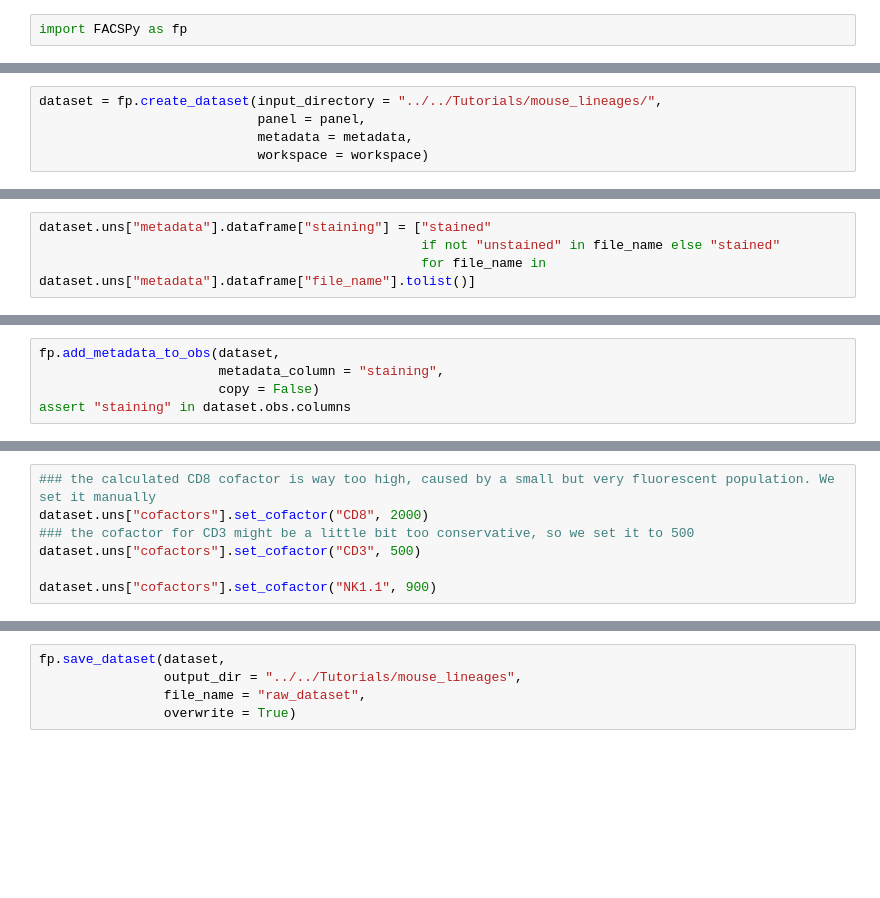
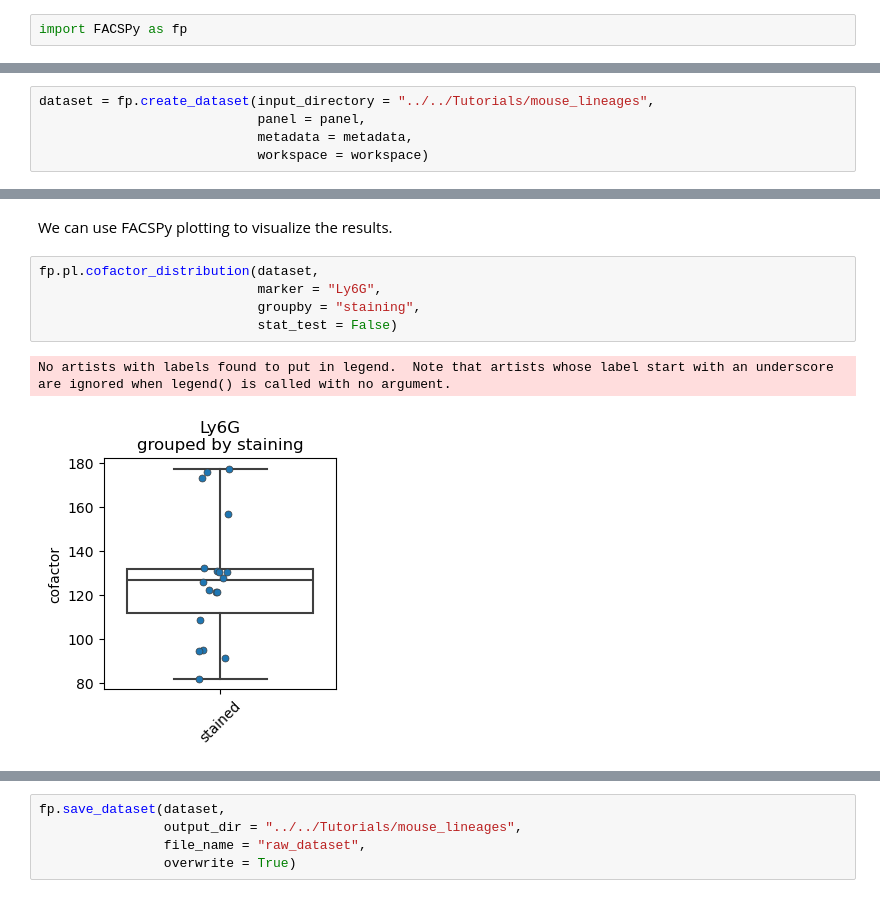
Before and after one commit to rgb-lab/FACSPy, a Jupyter notebook: vignettes/mouse_lineages/01_dataset_creation_and_transformation.ipynb, the cells around one changed output, grey strips where cells are left out. Drawn from its saved outputs; the diff is of its cells as text; blank space fills up the shorter version.

```diff
--- a/vignettes/mouse_lineages/01_dataset_creation_and_transformation.ipynb
+++ b/vignettes/mouse_lineages/01_dataset_creation_and_transformation.ipynb
@@ -24,5 +31,5 @@ workspace = fp.dt.FlowJoWorkspace("../../Tutorials/mouse_lineages/lineages.wsp")
 # %%
-dataset = fp.create_dataset(input_directory = "../../Tutorials/mouse_lineages/",
+dataset = fp.create_dataset(input_directory = "../../Tutorials/mouse_lineages",
                             panel = panel,
                             metadata = metadata,
                             workspace = workspace)
@@ -53,7 +64,3 @@ AnnData object with n_obs × n_vars = 28113936 × 20
     uns: 'metadata', 'panel', 'workspace', 'gating_cols', 'dataset_status_hash'
     obsm: 'gating'
     layers: 'compensated'
-# %%
-dataset.uns["metadata"].dataframe["staining"] = ["stained"
-                                                 if not "unstained" in file_name else "stained"
-                                                 for file_name in dataset.uns["metadata"].dataframe["file_name"].tolist()]
@@ -76,5 +66,0 @@ dataset.uns["metadata"].dataframe
-# %%
-fp.add_metadata_to_obs(dataset,
-                       metadata_column = "staining",
-                       copy = False)
-assert "staining" in dataset.obs.columns
@@ -200,7 +135,0 @@ for marker in dataset.var_names:
-# %%
-### the calculated CD8 cofactor is way too high, caused by a small but very fluorescent population. We set it manually
-dataset.uns["cofactors"].set_cofactor("CD8", 2000)
-### the cofactor for CD3 might be a little bit too conservative, so we set it to 500
-dataset.uns["cofactors"].set_cofactor("CD3", 500)
-
-dataset.uns["cofactors"].set_cofactor("NK1.1", 900)
@@ -266,0 +173,10 @@ AnnData object with n_obs × n_vars = 28113936 × 20
+# %% [markdown]
+We can use FACSPy plotting to visualize the results.
+# %%
+fp.pl.cofactor_distribution(dataset,
+                            marker = "Ly6G",
+                            groupby = "staining",
+                            stat_test = False)
+# %% [output]
+No artists with labels found to put in legend.  Note that artists whose label start with an underscore are ignored when legend() is called with no argument.
+[figure, added]
```
Also changed, not shown: parts of 53 cells of this notebook, 2 other files.
